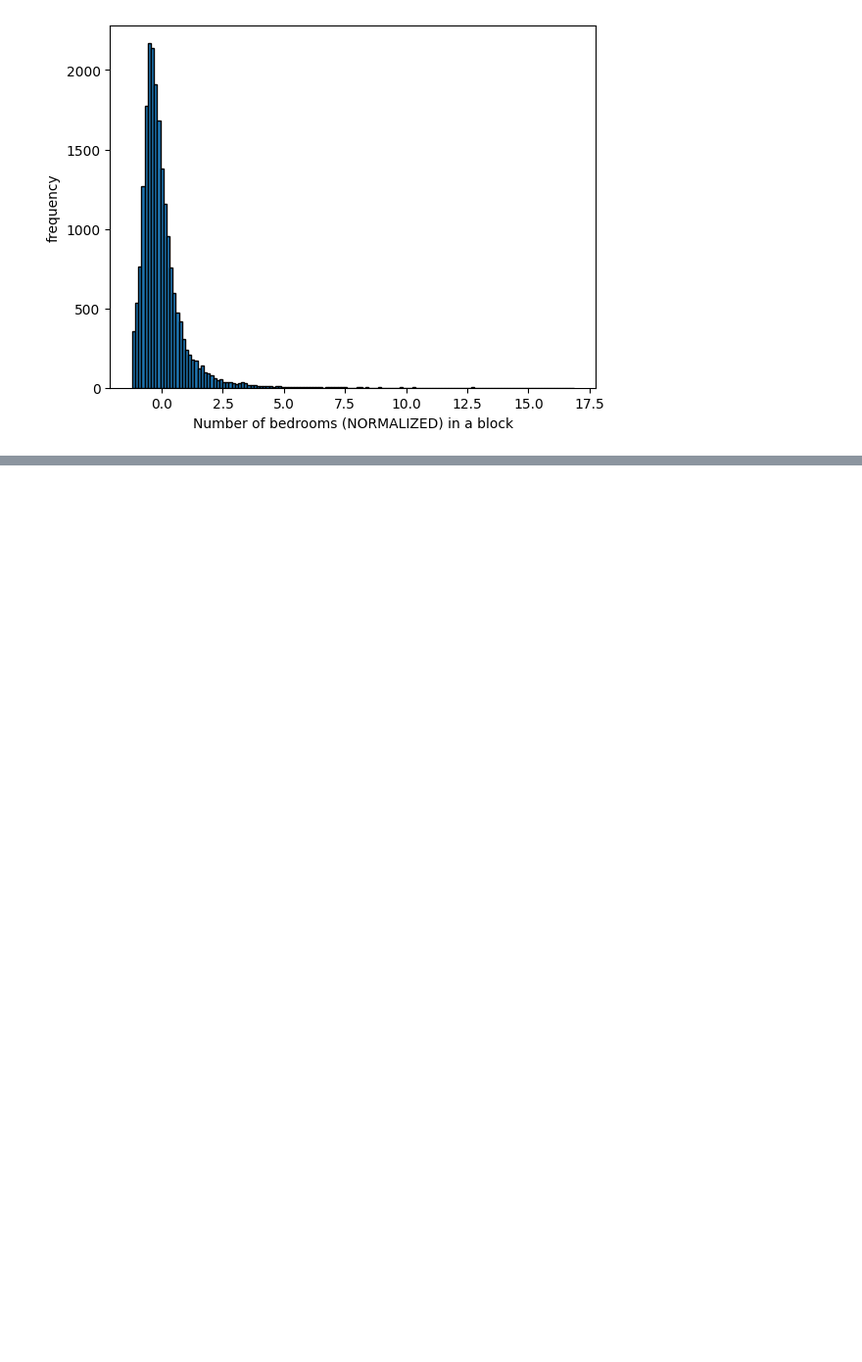
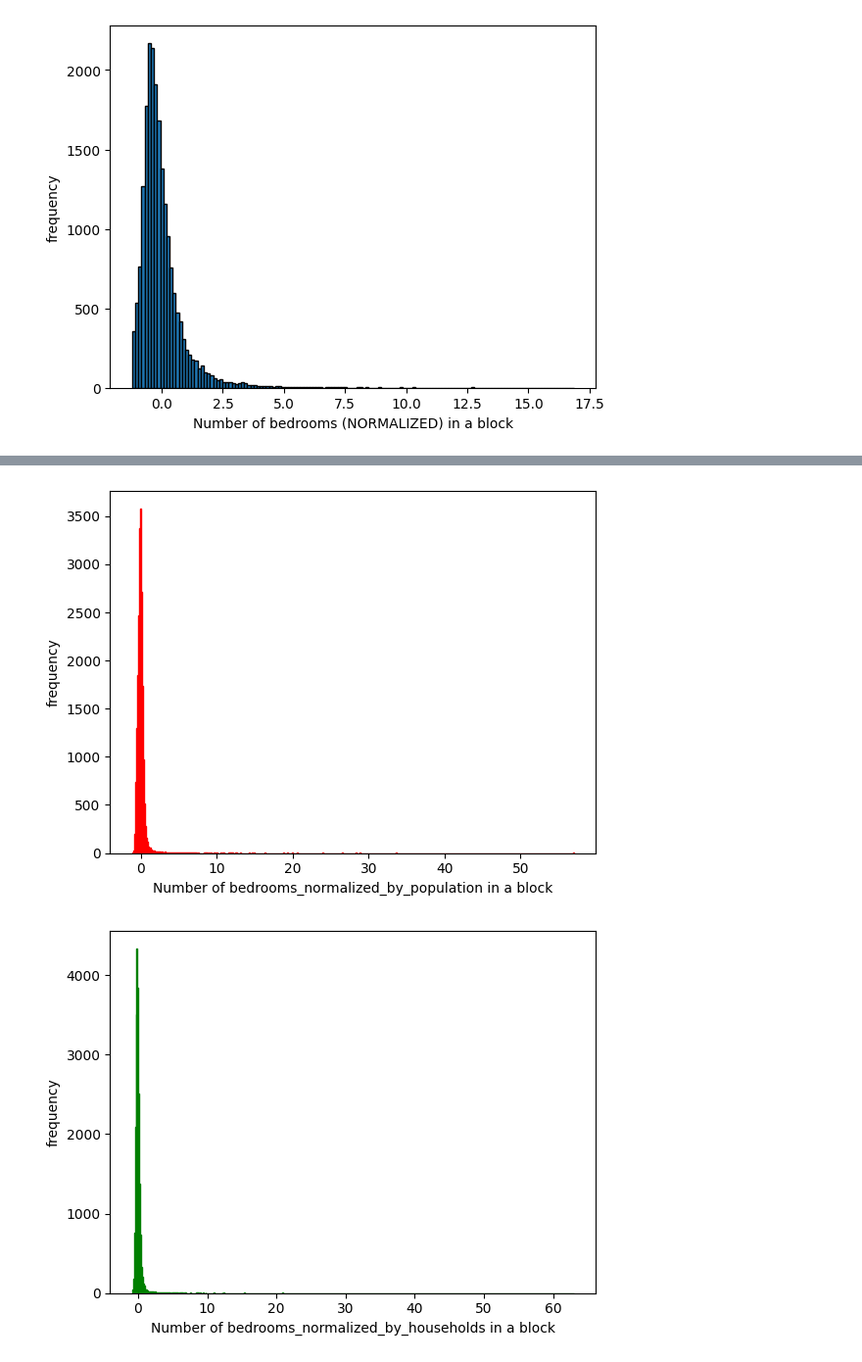
Before and after one commit to whykay-01/machine-learning, a Jupyter notebook: homeworks/hwk1/hwk1.ipynb, the cells around one changed output, grey strips where cells are left out. Shown at 98% size. Saved outputs shown, nothing was run; the diff lists cells and outputs as text; code cells hidden in the pictures; blank space fills up the shorter version.

```diff
--- a/homeworks/hwk1/hwk1.ipynb
+++ b/homeworks/hwk1/hwk1.ipynb
@@ -149,17 +150,18 @@ Standard deviation of 'households' for TOTAL ROOMS: 1.0
 # let's take the set of (total_rooms / population)
 population = "population"
 by_population = (df[total_bedrooms] / df[population])
-normalized_by_population = (by_population - by_population.mean()) / by_population.std()
-print(f"Mean of normalized distribution by '{population}': {normalized_by_population.mean()}")
-print(f"Standard deviation of '{population}': {normalized_by_population.std()}")
+bedrooms_normalized_by_population = (by_population - by_population.mean()) / by_population.std()
+print(f"Mean of normalized distribution by '{population}': {bedrooms_normalized_by_population.mean()}")
+print(f"Standard deviation of '{population}': {bedrooms_normalized_by_population.std()}")
 print()
 
 # let's take the set of (total_rooms / number_of_households)
+# HOUSEHOLDS MAKE MORE SENSE
 households = "households"
 by_households = (df[total_bedrooms] / df[households])
-normalized_by_households = (by_households - by_households.mean()) / by_households.std()
-print(f"Mean of normalized distribution by '{households}': {normalized_by_households.mean()}")
-print(f"Standard deviation of '{households}': {normalized_by_households.std()}")
+bedrooms_normalized_by_households = (by_households - by_households.mean()) / by_households.std()
+print(f"Mean of normalized distribution by '{households}': {bedrooms_normalized_by_households.mean()}")
+print(f"Standard deviation of '{households}': {bedrooms_normalized_by_households.std()}")
 print()
 # %% [output]
 Mean of normalized distribution by 'population': -1.115386852646669e-16
@@ -201,0 +210,6 @@ total_normalized_bedrooms_plot = plot_freq_dist(normalized_total_bedrooms_arr, c
+# %%
+total_bedrooms_plot_population = plot_freq_dist(bedrooms_normalized_by_population, color = "red", name_of_room_type="bedrooms_normalized_by_population")
+total_bedrooms_plot_households = plot_freq_dist(bedrooms_normalized_by_households, color = "green", name_of_room_type = "bedrooms_normalized_by_households")
+# %% [output]
+[figure, added]
+[figure, added]
```
Also changed, not shown: parts of 5 cells of this notebook.
